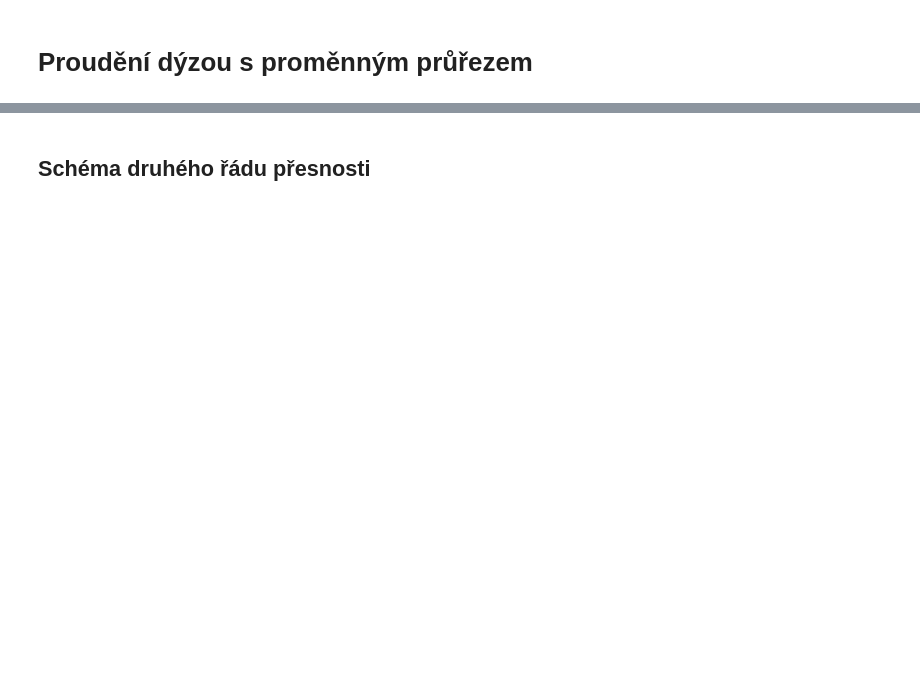
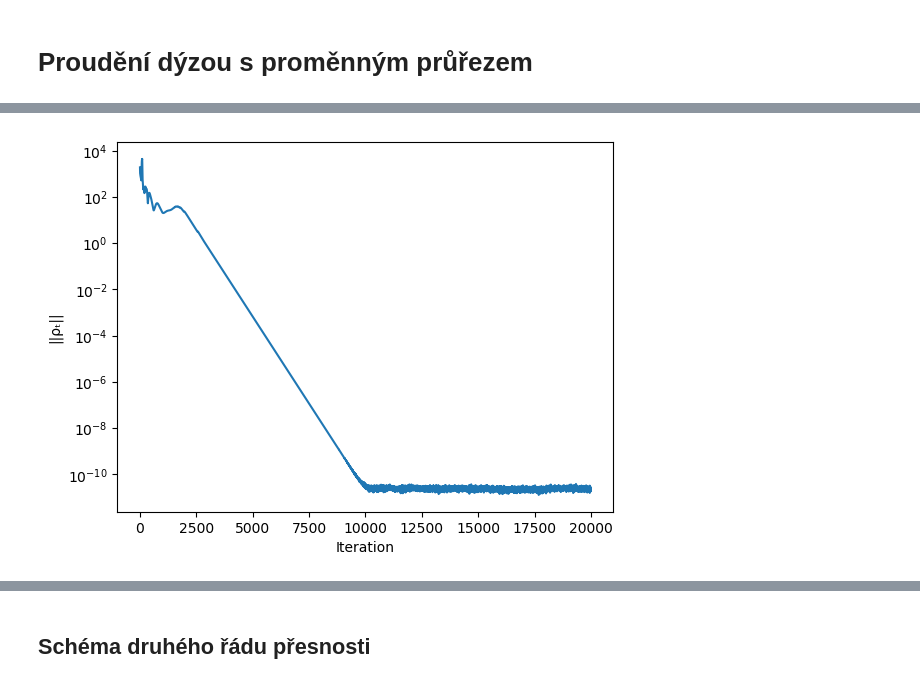
Before and after one commit to furstj/MMPP, a Jupyter notebook: lessons/07_dyza.ipynb, the cells around one changed output, grey strips where cells are left out. Cells and saved outputs as stored; diff of their text form; code cells hidden in the pictures; blank space fills up the shorter version.

```diff
--- a/lessons/07_dyza.ipynb
+++ b/lessons/07_dyza.ipynb
@@ -193,0 +74,10 @@ plt.grid(True)
+# %%
+function initial_condition(n)
+    W = zeros(3,n)
+    for i=1:n
+        W[1,i] = 1.0
+        W[2,i] = 0.0
+        W[3,i] = 1.e5/(κ - 1)
+    end
+    return W
+end;
@@ -193,0 +107,18 @@ plt.grid(True)
+# %%
+function solve1(W0, R, Flux)
+    iters = 20000
+    history = zeros(iters,1)
+    n = size(W0,2)
+    Δx = 1.0 / n
+    W = copy(W0)
+
+    for iter=1:iters
+        Δt = 0.8*Δx/maximum([spectral_radius(W[:,i]) for i=1:n])
+        r = R(W, Flux)
+        W -= Δt*r
+
+        history[iter] = sqrt(sum(r[1,:].^2))
+    end
+
+    return W, history
+end;
@@ -193,0 +133,5 @@ plt.grid(True)
+# %%
+semilogy(history1, label="HLL, 1st order");
+xlabel("Iteration"); ylabel("||ρₜ||");
+# %% [output]
+[figure, added]
```
Also changed, not shown: parts of 55 cells of this notebook, 2 other files.
